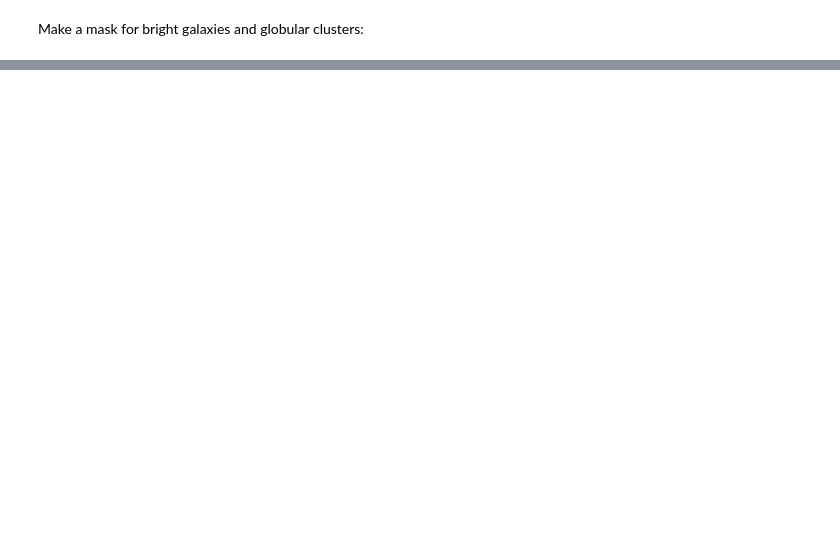
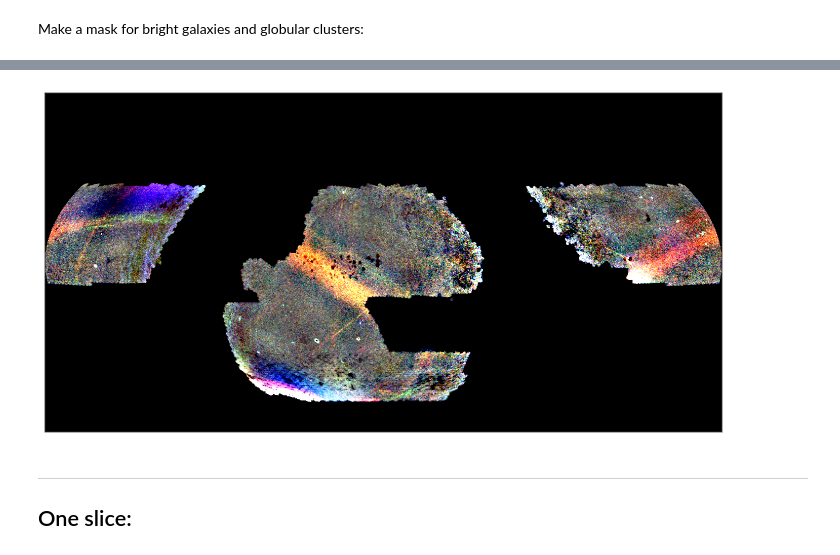
Before and after one commit to adrn/slegs, a Jupyter notebook: notebooks/Sph-harm-bg-model.ipynb, the cells around one changed output, grey strips where cells are left out. Drawn from its saved outputs; the diff is of its cells as text; code cells hidden in the pictures; blank space fills up the shorter version.

```diff
--- a/notebooks/Sph-harm-bg-model.ipynb
+++ b/notebooks/Sph-harm-bg-model.ipynb
@@ -261,0 +290,2 @@ Construct a low-order reconstruction using spherical harmonics:
+# %%
+diff_cube = cubes[name] - model_cube
@@ -261,0 +304,38 @@ Construct a low-order reconstruction using spherical harmonics:
+# %%
+stacks = np.stack([np.sum(diff_cube[:, x:y], axis=1) / (y - x)
+                   for x, y in slices],
+                  axis=-1)
+
+rgb = np.zeros_like(stacks)
+for i in range(3):
+    X = stacks[..., i]
+
+    # No bg subtrack:
+    rgb[..., i] = hp.smoothing(X, sigma=np.radians(0.12), verbose=False)
+    rgb[X==0, i] = 0.
+
+for i in range(3):
+    X = stacks[..., i]
+
+    rgb[..., i] = apwnorm(rgb[..., i],
+                          min=np.percentile(rgb[lmc_sag_mask, i], 1), #2.5),
+                          max=np.percentile(rgb[lmc_sag_mask, i], 99.5))
+
+    rgb[X==0, i] = 0.
+# %%
+proj = hp.projector.MollweideProj(xsize=2048, rot=rot)
+img = np.stack([proj.projmap(rgb[:, i], func)
+                for i in range(3)], axis=-1)
+
+fig, ax = plt.subplots(1, 1, figsize=(10, 5))
+ax.imshow(img, origin='bottom', extent=proj.get_extent())
+ax.xaxis.set_visible(False)
+ax.yaxis.set_visible(False)
+fig.tight_layout()
+fig.savefig('../plots/psych.png', dpi=250)
+# %% [output]
+[figure, added]
+# %% [markdown]
+---
+
+## One slice:
```
Also changed, not shown: parts of 42 cells of this notebook, 6 other files.
